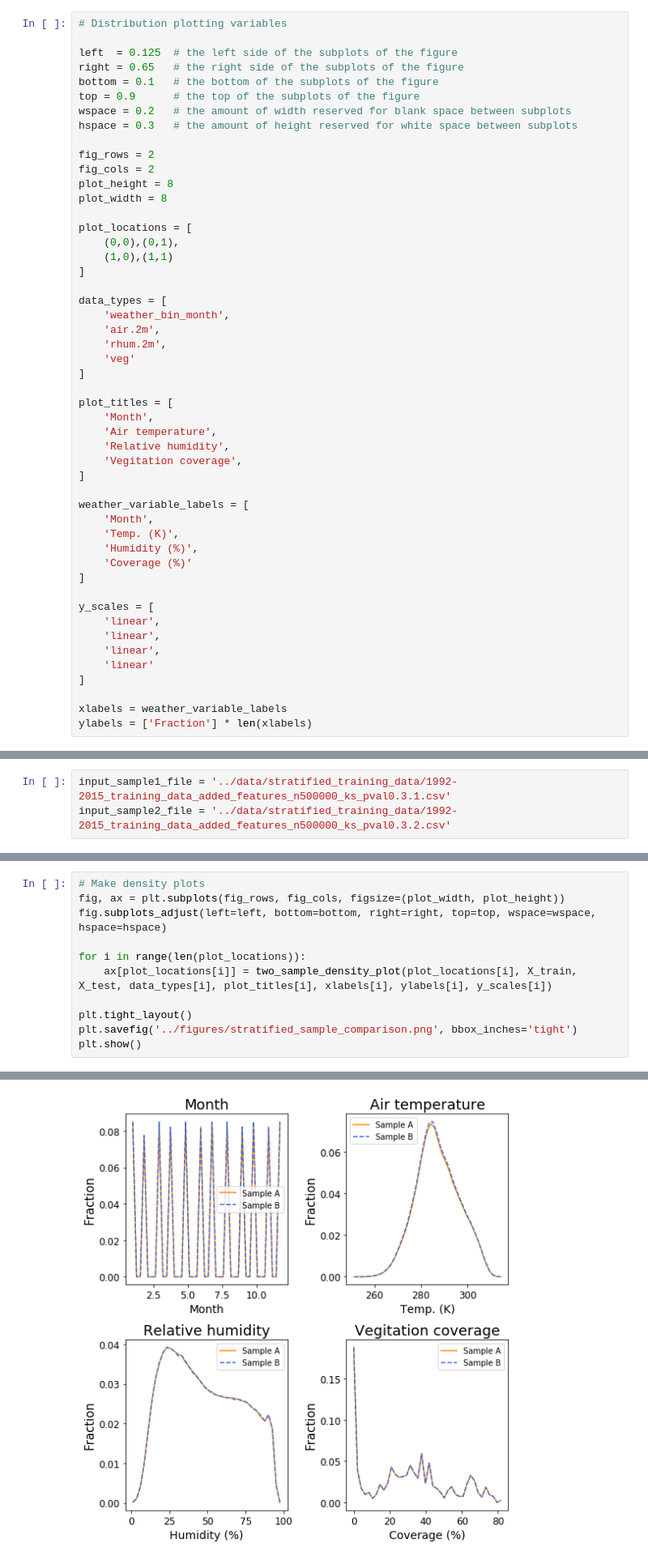
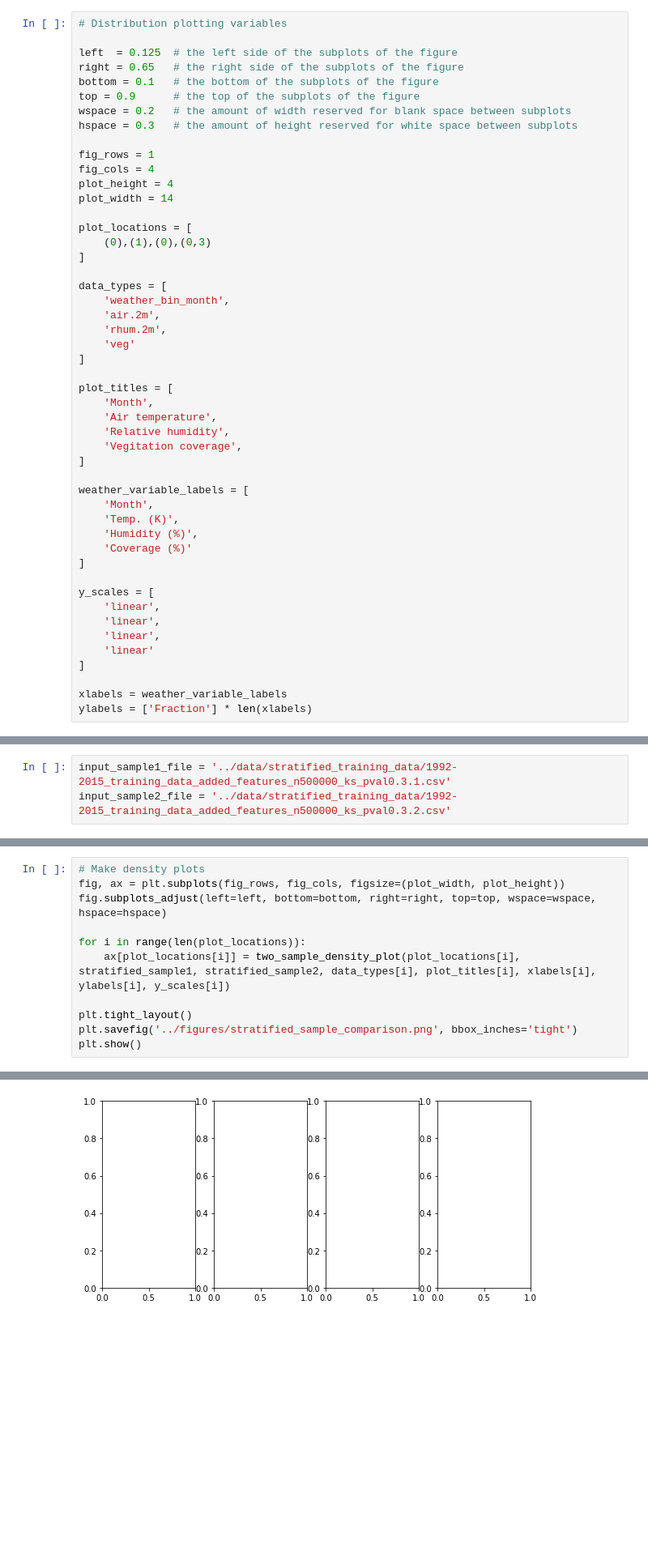
Before and after one commit to aristyogresearch/wildfire, a Jupyter notebook: notebooks/recursive_sampling_comparison.ipynb, the cells around one changed output, grey strips where cells are left out. Shown at 81% size. Saved outputs shown, nothing was run; the diff lists cells and outputs as text; blank space fills up the shorter version.

Commit message:
Finished sample comparison figure

```diff
--- a/notebooks/recursive_sampling_comparison.ipynb
+++ b/notebooks/recursive_sampling_comparison.ipynb
@@ -14,14 +14,13 @@ top = 0.9      # the top of the subplots of the figure
 wspace = 0.2   # the amount of width reserved for blank space between subplots
 hspace = 0.3   # the amount of height reserved for white space between subplots
 
-fig_rows = 2
-fig_cols = 2
-plot_height = 8
-plot_width = 8
+fig_rows = 1
+fig_cols = 4
+plot_height = 4
+plot_width = 14
 
 plot_locations = [
-    (0,0),(0,1),
-    (1,0),(1,1)
+    (0),(1),(0),(0,3)
 ]
 
 data_types = [
@@ -94,7 +92,7 @@ fig, ax = plt.subplots(fig_rows, fig_cols, figsize=(plot_width, plot_height))
 fig.subplots_adjust(left=left, bottom=bottom, right=right, top=top, wspace=wspace, hspace=hspace)
 
 for i in range(len(plot_locations)):
-    ax[plot_locations[i]] = two_sample_density_plot(plot_locations[i], X_train, X_test, data_types[i], plot_titles[i], xlabels[i], ylabels[i], y_scales[i])
+    ax[plot_locations[i]] = two_sample_density_plot(plot_locations[i], stratified_sample1, stratified_sample2, data_types[i], plot_titles[i], xlabels[i], ylabels[i], y_scales[i])
 
 plt.tight_layout()
 plt.savefig('../figures/stratified_sample_comparison.png', bbox_inches='tight')
@@ -103 +102 @@ plt.show()
-[figure, old version]
+[figure, new version]
```
Also changed, not shown: parts of 2 cells of this notebook, 9 other files.
